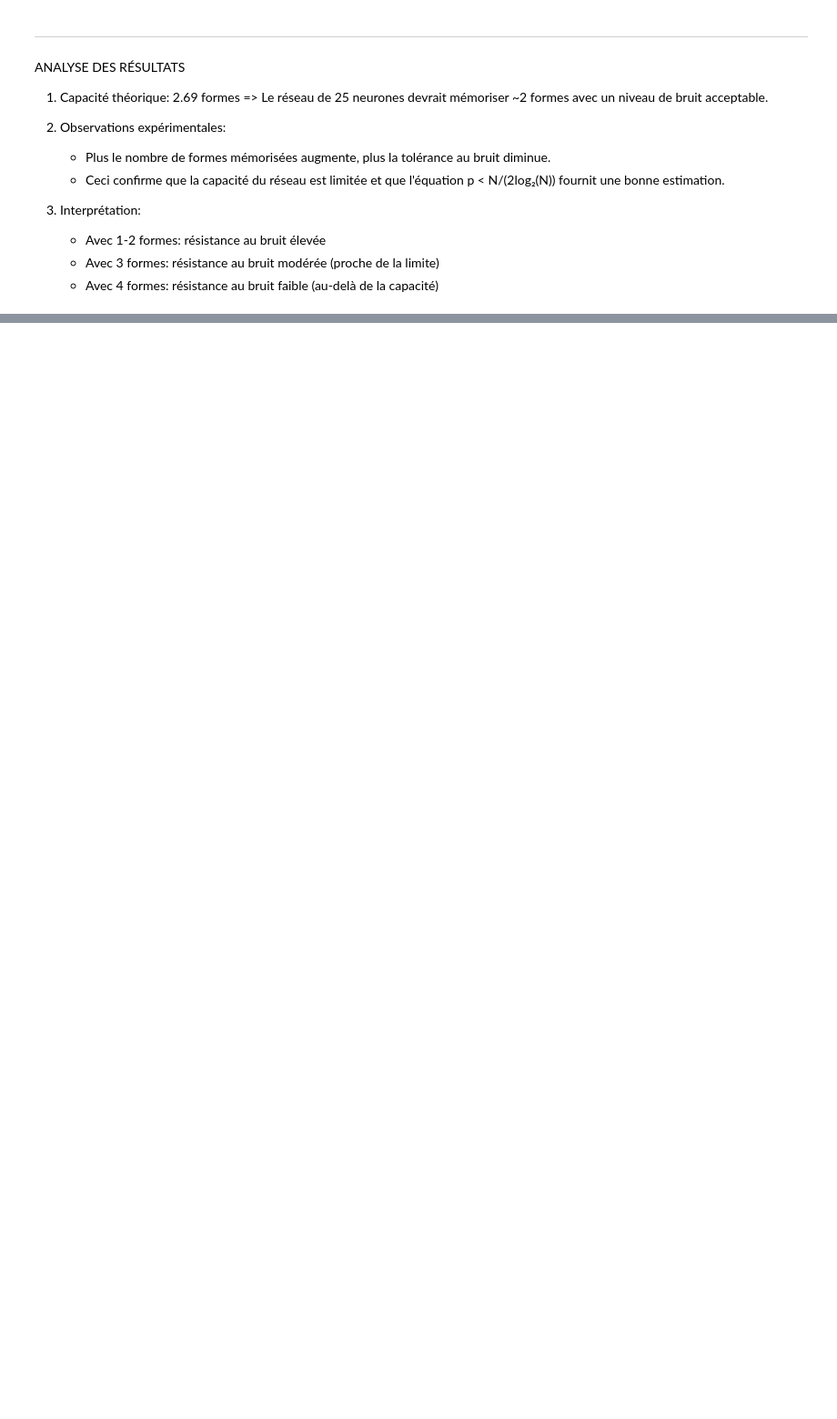
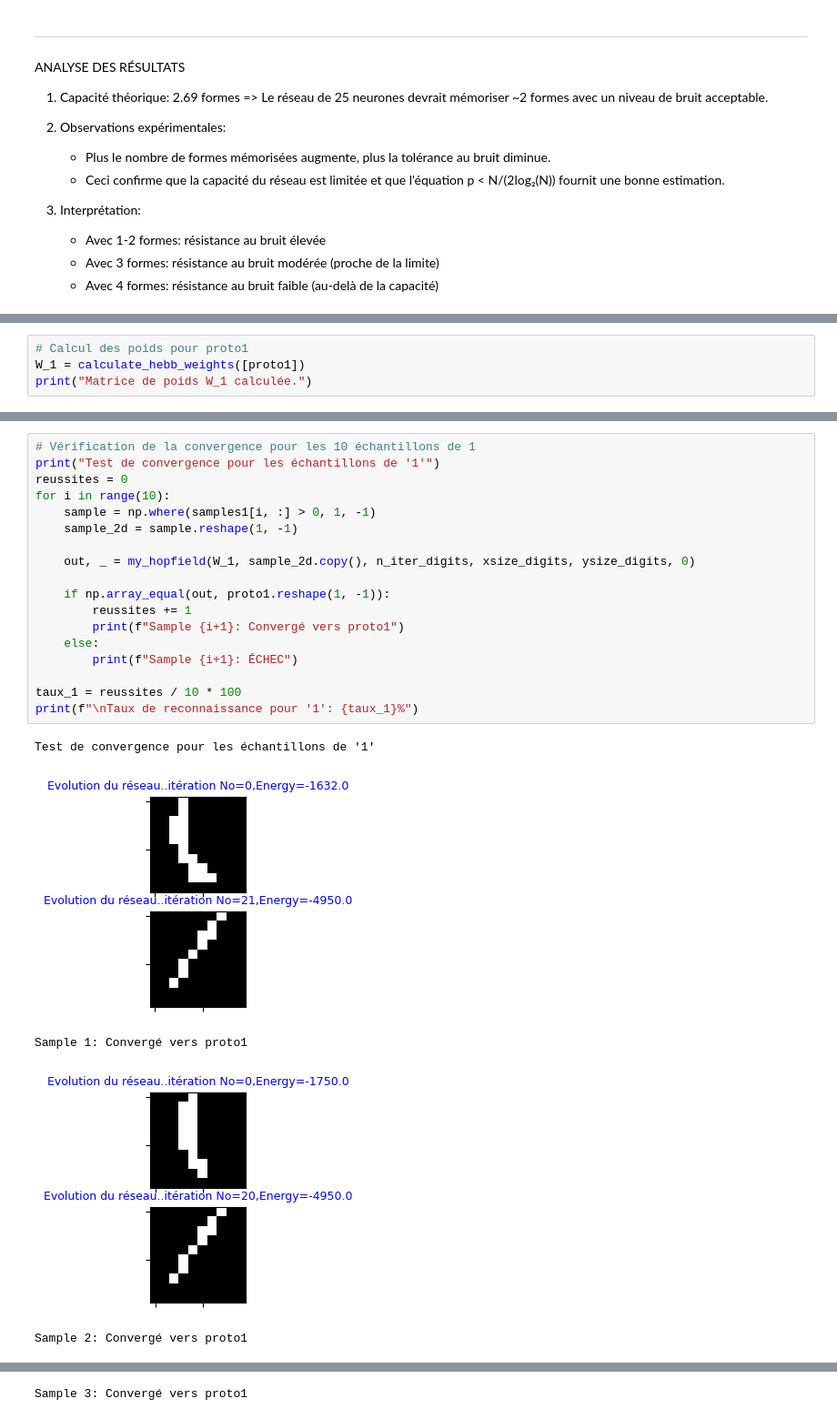
Before and after one commit to Leon-afk1/TP_reseau_neurone, a Jupyter notebook: Lab2/lab2.ipynb, the cells around one changed output, grey strips where cells are left out. Shown at 91% size. Cells and saved outputs as stored; diff of their text form; blank space fills up the shorter version.

```diff
--- a/Lab2/lab2.ipynb
+++ b/Lab2/lab2.ipynb
@@ -1408,0 +1626,4 @@ ANALYSE DES RÉSULTATS
+# %%
+# Calcul des poids pour proto1
+W_1 = calculate_hebb_weights([proto1])
+print("Matrice de poids W_1 calculée.")
@@ -1408,0 +1635,24 @@ ANALYSE DES RÉSULTATS
+# %%
+# Vérification de la convergence pour les 10 échantillons de 1
+print("Test de convergence pour les échantillons de '1'")
+reussites = 0
+for i in range(10):
+    sample = np.where(samples1[i, :] > 0, 1, -1)
+    sample_2d = sample.reshape(1, -1)
+
+    out, _ = my_hopfield(W_1, sample_2d.copy(), n_iter_digits, xsize_digits, ysize_digits, 0)
+
+    if np.array_equal(out, proto1.reshape(1, -1)):
+        reussites += 1
+        print(f"Sample {i+1}: Convergé vers proto1")
+    else:
+        print(f"Sample {i+1}: ÉCHEC")
+
+taux_1 = reussites / 10 * 100
+print(f"\nTaux de reconnaissance pour '1': {taux_1}%")
+# %% [output]
+Test de convergence pour les échantillons de '1'
+[figure, added]
+Sample 1: Convergé vers proto1
+[figure, added]
+Sample 2: Convergé vers proto1
@@ -1408,0 +1660 @@ ANALYSE DES RÉSULTATS
+Sample 3: Convergé vers proto1
```
Also changed, not shown: parts of 33 cells of this notebook, 1 other file.
